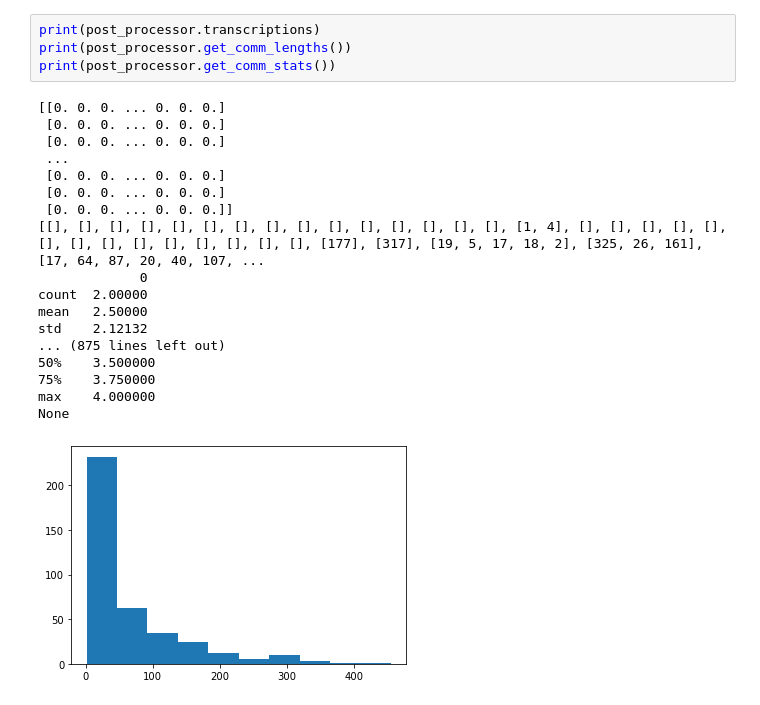
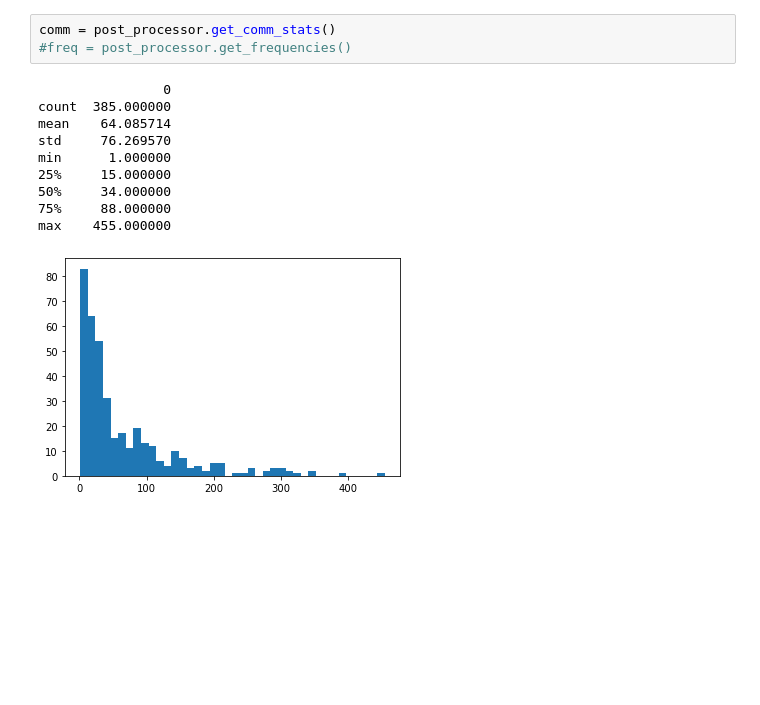
Before and after one commit to anishkanabar/lang-of-pol, a Jupyter notebook: vad/VAD_Analysis.ipynb, the cells around one changed output. Saved outputs shown, nothing was run; the diff lists cells and outputs as text; blank space fills up the shorter version.

```diff
--- a/vad/VAD_Analysis.ipynb
+++ b/vad/VAD_Analysis.ipynb
@@ -186,23 +207,14 @@ post_processor = postprocessing(model, test_input_list, test_labels_list)
 # %%
-print(post_processor.transcriptions)
-print(post_processor.get_comm_lengths())
-print(post_processor.get_comm_stats())
+comm = post_processor.get_comm_stats()
+#freq = post_processor.get_frequencies()
 # %% [output]
-[[0. 0. 0. ... 0. 0. 0.]
- [0. 0. 0. ... 0. 0. 0.]
- [0. 0. 0. ... 0. 0. 0.]
- ...
- [0. 0. 0. ... 0. 0. 0.]
- [0. 0. 0. ... 0. 0. 0.]
- [0. 0. 0. ... 0. 0. 0.]]
-[[], [], [], [], [], [], [], [], [], [], [], [], [], [], [], [1, 4], [], [], [], [], [], [], [], [], [], [], [], [], [], [], [177], [317], [19, 5, 17, 18, 2], [325, 26, 161], [17, 64, 87, 20, 40, 107, ...
-             0
-count  2.00000
-mean   2.50000
-std    2.12132
-... (875 lines left out)
-50%    3.500000
-75%    3.750000
-max    4.000000
-None
+                0
+count  385.000000
+mean    64.085714
+std     76.269570
+min      1.000000
+25%     15.000000
+50%     34.000000
+75%     88.000000
+max    455.000000
-[figure, old version]
+[figure, new version]
```
Also changed, not shown: parts of 9 cells of this notebook, 9 other files.
